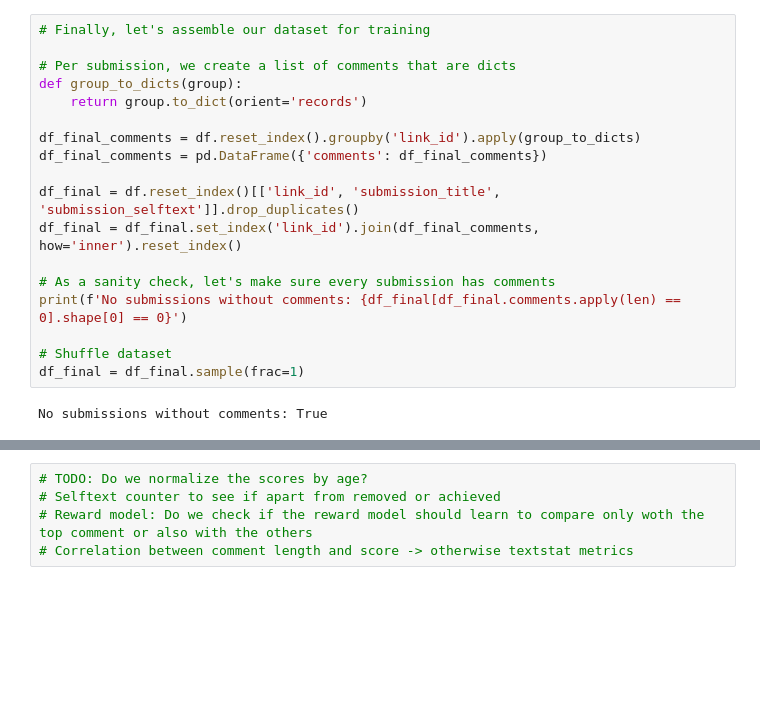
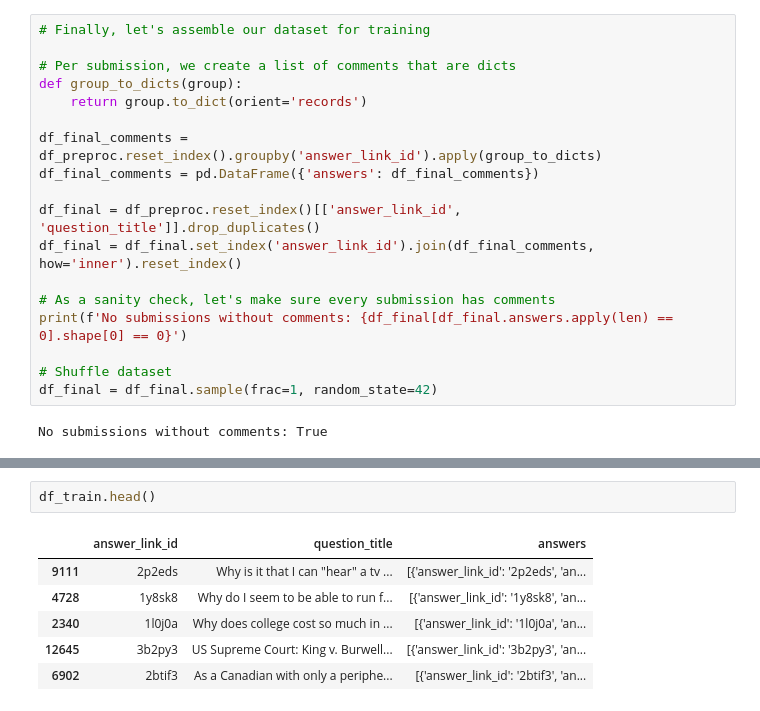
Before and after one commit to aiintelligentsystems/askhistorians-knowledge-filling, a Jupyter notebook: eda.ipynb, the cells around one changed output, grey strips where cells are left out. Cells and saved outputs as stored; diff of their text form; blank space fills up the shorter version.

```diff
--- a/eda.ipynb
+++ b/eda.ipynb
@@ -224,17 +329,17 @@ df.reset_index().groupby('link_id').count()['id'].hist(log=True, bins=100)
 def group_to_dicts(group):
     return group.to_dict(orient='records')
 
-df_final_comments = df.reset_index().groupby('link_id').apply(group_to_dicts)
-df_final_comments = pd.DataFrame({'comments': df_final_comments})
+df_final_comments = df_preproc.reset_index().groupby('answer_link_id').apply(group_to_dicts)
+df_final_comments = pd.DataFrame({'answers': df_final_comments})
 
-df_final = df.reset_index()[['link_id', 'submission_title', 'submission_selftext']].drop_duplicates()
-df_final = df_final.set_index('link_id').join(df_final_comments, how='inner').reset_index()
+df_final = df_preproc.reset_index()[['answer_link_id', 'question_title']].drop_duplicates()
+df_final = df_final.set_index('answer_link_id').join(df_final_comments, how='inner').reset_index()
 
 # As a sanity check, let's make sure every submission has comments
-print(f'No submissions without comments: {df_final[df_final.comments.apply(len) == 0].shape[0] == 0}')
+print(f'No submissions without comments: {df_final[df_final.answers.apply(len) == 0].shape[0] == 0}')
 
 # Shuffle dataset
-df_final = df_final.sample(frac=1)
+df_final = df_final.sample(frac=1, random_state=42)
 # %% [output]
 No submissions without comments: True
 # %%
@@ -255,5 +370,9 @@ Test size: 92110
-# %%
-# TODO: Do we normalize the scores by age?
-# Selftext counter to see if apart from removed or achieved
-# Reward model: Do we check if the reward model should learn to compare only woth the top comment or also with the others
-# Correlation between comment length and score -> otherwise textstat metrics
+# %%
+df_train.head()
+# %% [output]
+|  | answer_link_id | question_title | answers |
+| 9111 | 2p2eds | Why is it that I can "hear" a tv ... | [{'answer_link_id': '2p2eds', 'an... |
+| 4728 | 1y8sk8 | Why do I seem to be able to run f... | [{'answer_link_id': '1y8sk8', 'an... |
+| 2340 | 1l0j0a | Why does college cost so much in ... | [{'answer_link_id': '1l0j0a', 'an... |
+| 12645 | 3b2py3 | US Supreme Court: King v. Burwell... | [{'answer_link_id': '3b2py3', 'an... |
+| 6902 | 2btif3 | As a Canadian with only a periphe... | [{'answer_link_id': '2btif3', 'an... |
```
Also changed, not shown: parts of 17 cells of this notebook.
